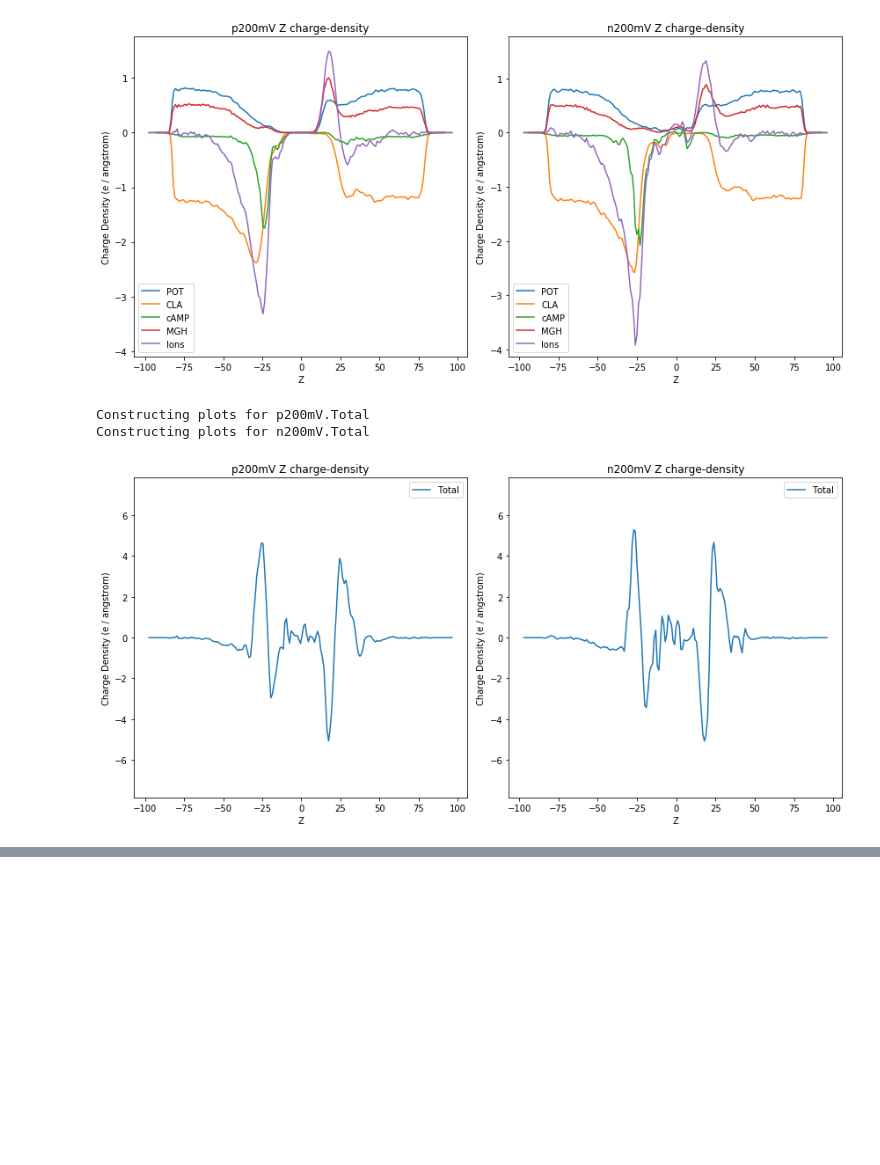
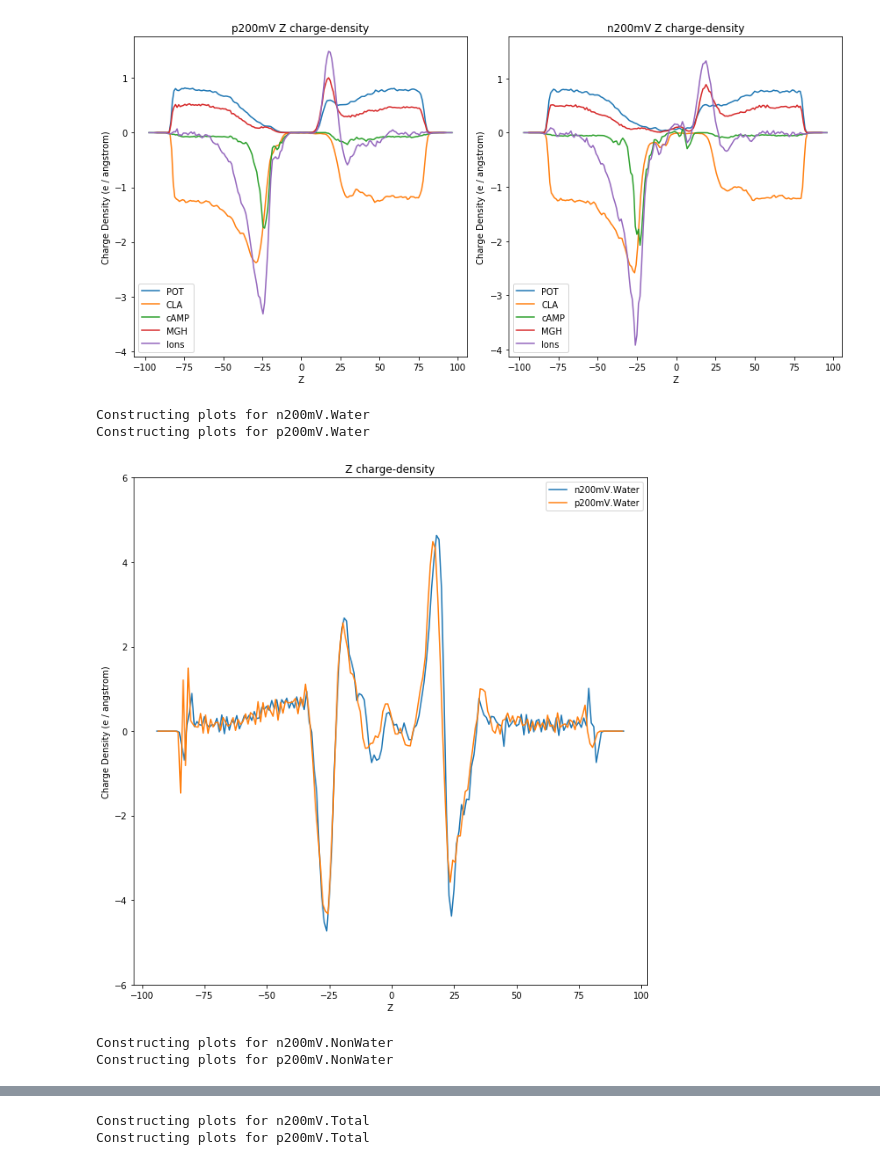
Before and after one commit to wesleymsmith/CX26_PME_Analysis, a Jupyter notebook: PME_Analysis_Notebook.ipynb, the cells around one changed output, grey strips where cells are left out. Saved outputs shown, nothing was run; the diff lists cells and outputs as text; code cells hidden in the pictures; blank space fills up the shorter version.

Commit message:
added density weighted pme and solvent mass density data

```diff
--- a/PME_Analysis_Notebook.ipynb
+++ b/PME_Analysis_Notebook.ipynb
@@ -231,7 +231,7 @@ plt.show()
 [figure]
 # %%
 densityMapDict={}
-ionNameList=['POT','CLA','cAMP','MGH','Ions','Protein','Lipid','Total']
+ionNameList=['POT','CLA','cAMP','MGH','Ions','Protein','Lipid','Water','NonWater','Total']
 simNameList=['p200mV','n200mV']
 dataDir='.'
 for simName in simNameList:
@@ -271,7 +275,7 @@ fig.set_figheight(
     )
 
 for iSim,simName in enumerate(simNameList):
-    for iIon,ionName in enumerate(['Ions','Protein','Lipid','Total']): #ionNameList):
+    for iIon,ionName in enumerate(['Ions','Protein','Lipid','Water','Total']): #ionNameList):
         print("Constructing plots for {sim}.{ion}".format(sim=simName,ion=ionName))
         dataKey='.'.join([simName,ionName])
         densityData=densityMapDict[dataKey].grid
@@ -375,7 +381,7 @@ fig.set_figheight(
     )
 
 for iSim,simName in enumerate(simNameList):
-    for iIon,ionName in enumerate(['Ions','Protein','Lipid','Total']): #ionNameList):
+    for iIon,ionName in enumerate(['Ions','Protein','Lipid','Water','Total']): #ionNameList):
         print("Constructing plots for {sim}.{ion}".format(sim=simName,ion=ionName))
         dataKey='.'.join([simName,ionName])
         densityData=densityMapDict[dataKey].grid
@@ -447,37 +455,39 @@ Constructing plots for n200mV.MGH
 Constructing plots for n200mV.Ions
 [figure]
 # %%
-fig,axs=plt.subplots(
-    nrows=1, #len(ionNameList)+1, #
-    ncols=len(simNameList)
-    )
 
-fig.set_figwidth(12)
-fig.set_figheight(
-        6 #11.0*(len(ionNameList)+1)/len(simNameList)
-    )
+for iIon,ionName in enumerate(['Water','NonWater','Total']): #ionNameList):
+    fig,axs=plt.subplots(
+        nrows=1, #len(ionNameList)+1, #
+        ncols=1 #len(simNameList)
+        )
 
-for iSim,simName in enumerate(simNameList):
-    for iIon,ionName in enumerate(['Total']): #ionNameList):
+    fig.set_figwidth(9)
+    fig.set_figheight(
+           9 #11.0*(len(ionNameList)+1)/len(simNameList)
+        )
+    for iSim,simName in enumerate(['n200mV','p200mV']):
         print("Constructing plots for {sim}.{ion}".format(sim=simName,ion=ionName))
         dataKey='.'.join([simName,ionName])
         densityData=densityMapDict[dataKey].grid
         crossSectionArea=np.product(densityData.shape[:2])
 
         zDensity=np.mean(densityData,axis=(0,1))*crossSectionArea
-        ax=axs[iSim]
+        ax=axs #axs[iSim]
         sns.lineplot(
             x=np.arange(densityData.shape[2])-densityData.shape[2]/2,
             y=zDensity,
-            label=ionName,ax=ax)
-        ax.set_ylim(-7.832, 7.832) #(-.00025*crossSectionArea,.00025*crossSectionArea)
-        ax.set_title('{sim} Z charge-density'.format(sim=simName))
+            label=dataKey,ax=ax)
+        ax.set_ylim(-6, 6) #(-.00025*crossSectionArea,.00025*crossSectionArea)
+        ax.set_title('Z charge-density')
         ax.set_xlabel('Z')
         ax.set_ylabel('Charge Density (e / angstrom)')
 
-plt.tight_layout()
-plt.show()
+    plt.tight_layout()
+    plt.show()
 # %% [output]
-Constructing plots for p200mV.Total
-Constructing plots for n200mV.Total
+Constructing plots for n200mV.Water
+Constructing plots for p200mV.Water
-[figure, old version]
+[figure, new version]
+Constructing plots for n200mV.NonWater
+Constructing plots for p200mV.NonWater
@@ -483,0 +495,2 @@ Constructing plots for n200mV.Total
+Constructing plots for n200mV.Total
+Constructing plots for p200mV.Total
```
Also changed, not shown: parts of 10 cells of this notebook, 8 other files.
